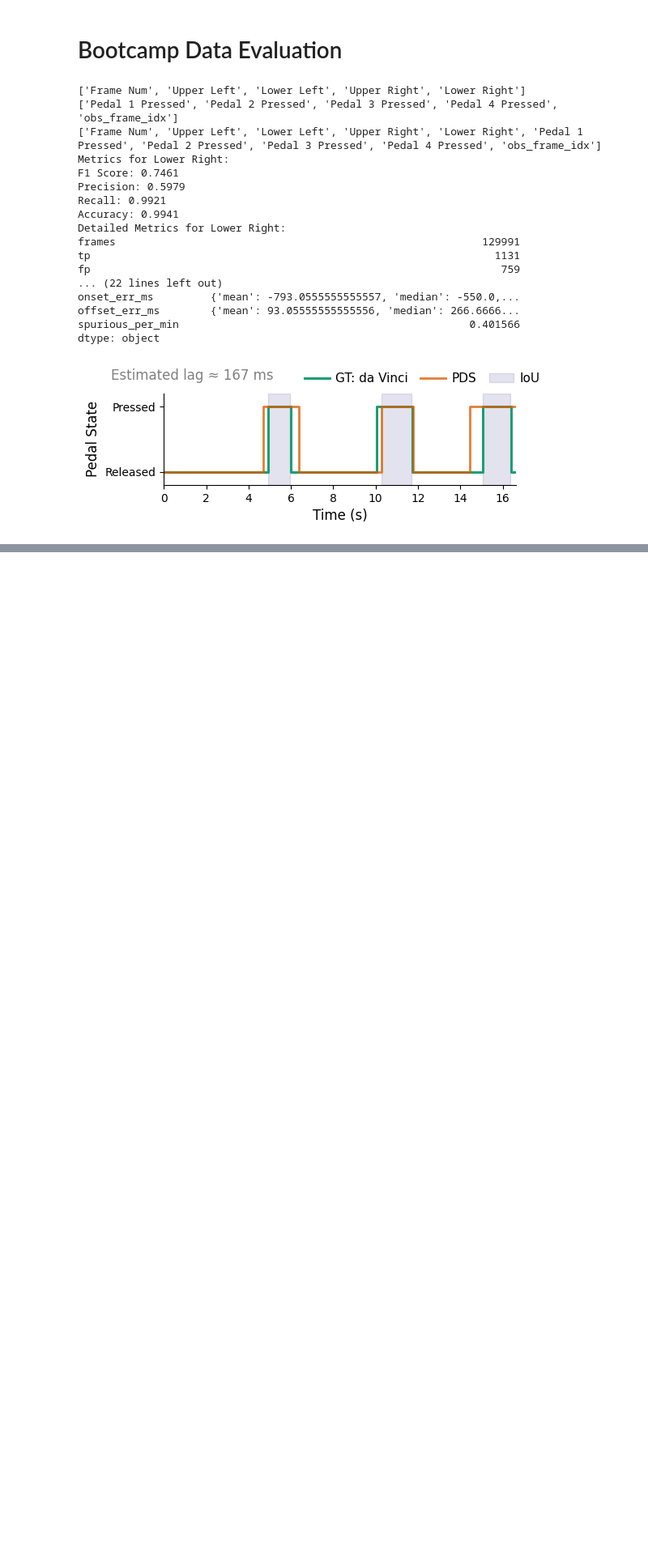
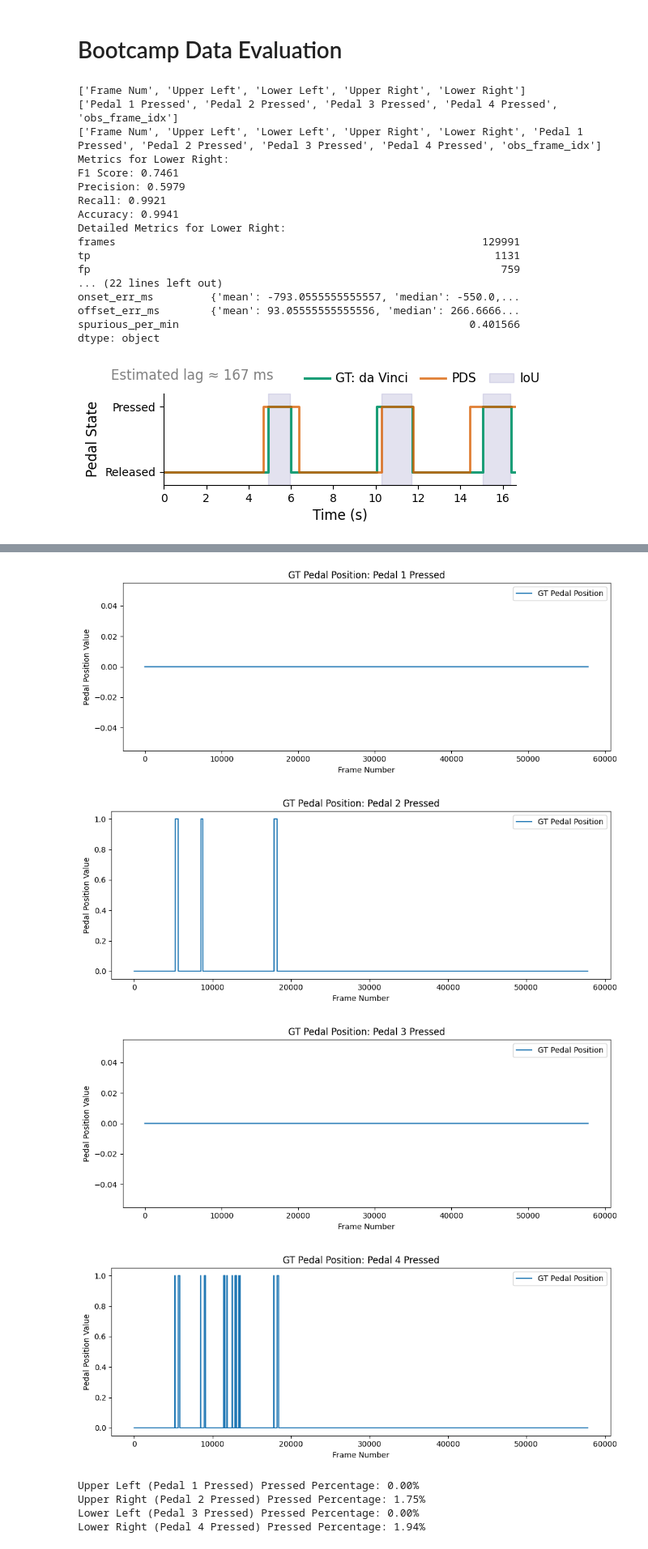
Before and after one commit to UVA-DSA/MiDAS, a Jupyter notebook: analysis/PDS_analysys/pedal_data_accuracy_analysis.ipynb, the cells around one changed output, grey strips where cells are left out. Shown at 81% size. Drawn from its saved outputs; the diff is of its cells as text; code cells hidden in the pictures; blank space fills up the shorter version.

```diff
--- a/analysis/PDS_analysys/pedal_data_accuracy_analysis.ipynb
+++ b/analysis/PDS_analysys/pedal_data_accuracy_analysis.ipynb
@@ -683,0 +1144,80 @@ results_pdf = plot_pedal_signals_compare(cfg_dv, cfg_raven, results_dir, filenam
+# %%
+import pandas as pd
+import matplotlib.pyplot as plt
+from pathlib import Path
+
+# Pretty labels for plot titles/printing (do not use these as DF column names)
+labels = {
+    'Upper Left':  'Pedal 1 Pressed',
+    'Upper Right': 'Pedal 2 Pressed',
+    'Lower Left':  'Pedal 3 Pressed',
+    'Lower Right': 'Pedal 4 Pressed',
+}
+
+def sGT(df, labels=labels):
+    """Plot GT pedal position columns against Frame Num."""
+    required = ['Frame Num'] + list(labels.keys())
+    missing = [c for c in required if c not in df.columns]
+    if missing:
+        raise KeyError(f"Missing required columns: {missing}")
+
+    for pedal_col, pretty in labels.items():
+        plt.figure(figsize=(10, 4))
+        plt.plot(df['Frame Num'], df[pedal_col], label='GT Pedal Position')
+        plt.xlabel('Frame Number')
+        plt.ylabel('Pedal Position Value')
+        plt.title(f'GT Pedal Position: {pretty}')
+        plt.legend()
+        plt.tight_layout()
+        plt.show()
+
+gt_pds_trials = [
+    "/standard/UVA-DSA/MIDAS/Bootcamp_PDS_GroundTruth/Bowel_S207_T2_2024-07-18",
+    "/standard/UVA-DSA/MIDAS/Bootcamp_PDS_GroundTruth/Bowel_S216_T1_2024-07-18",
+    "/standard/UVA-DSA/MIDAS/Bootcamp_PDS_GroundTruth/BOWL_ANAS_S207_T1_2024-07-17",
+    "/standard/UVA-DSA/MIDAS/Bootcamp_PDS_GroundTruth/BOWL_ANAS_S207_T2_2024-07-17",
+    "/standard/UVA-DSA/MIDAS/Bootcamp_PDS_GroundTruth/ESL_S203_T1_2024-07-16",
+    "/standard/UVA-DSA/MIDAS/Bootcamp_PDS_GroundTruth/ESL_S207_T1_2024-07-16",
+    "/standard/UVA-DSA/MIDAS/Bootcamp_PDS_GroundTruth/Gyno_S11_T1_2024-07-17",
+    "/standard/UVA-DSA/MIDAS/Bootcamp_PDS_GroundTruth/InguinalH_S210_T1_2024-07-17",
+    "/standard/UVA-DSA/MIDAS/Bootcamp_PDS_GroundTruth/PEGT_S118_T1_2024-07-19",
+    "/standard/UVA-DSA/MIDAS/Bootcamp_PDS_GroundTruth/PegT_S220_T2_2024-07-19",
+    "/standard/UVA-DSA/MIDAS/Bootcamp_PDS_GroundTruth/VentralH_S116_T1_2024-07-19",
+    "/standard/UVA-DSA/MIDAS/Bootcamp_PDS_GroundTruth/VentralH_S219_T1_2024-07-19",
+    "/standard/UVA-DSA/MIDAS/Bootcamp_PDS_GroundTruth/VH1_S203_T1_2024-07-16",
+]
+
+# Load all trials
+complete_df = pd.DataFrame()
+for gt_trial in gt_pds_trials:
+    csv_path = Path(gt_trial) / "pedal_detection.csv"
+    if not csv_path.exists():
+        print(f"[WARN] Missing file: {csv_path}")
+        continue
+    gt_pds_df = pd.read_csv(csv_path)
+    complete_df = pd.concat([complete_df, gt_pds_df], ignore_index=True)
+
+# Plot
+sGT(complete_df, labels=labels)
+
+# Generic percentage function
+def compute_pressed_percentage(df, pedal_column):
+    if pedal_column not in df.columns:
+        raise KeyError(f"Column not found: {pedal_column}")
+    pressed_count = df[pedal_column].sum()
+    total_count = len(df)
+    return (pressed_count / total_count) * 100 if total_count > 0 else 0
+
+# Use DF column names (keys), not the pretty labels (values)
+for pedal_col, pretty in labels.items():
+    percentage = compute_pressed_percentage(complete_df, pedal_col)
+    print(f"{pedal_col} ({pretty}) Pressed Percentage: {percentage:.2f}%")
+# %% [output]
+[figure, added]
+[figure, added]
+[figure, added]
+[figure, added]
+Upper Left (Pedal 1 Pressed) Pressed Percentage: 0.00%
+Upper Right (Pedal 2 Pressed) Pressed Percentage: 1.75%
+Lower Left (Pedal 3 Pressed) Pressed Percentage: 0.00%
+Lower Right (Pedal 4 Pressed) Pressed Percentage: 1.94%
```
Also changed, not shown: parts of 7 cells of this notebook, 9 other files.
